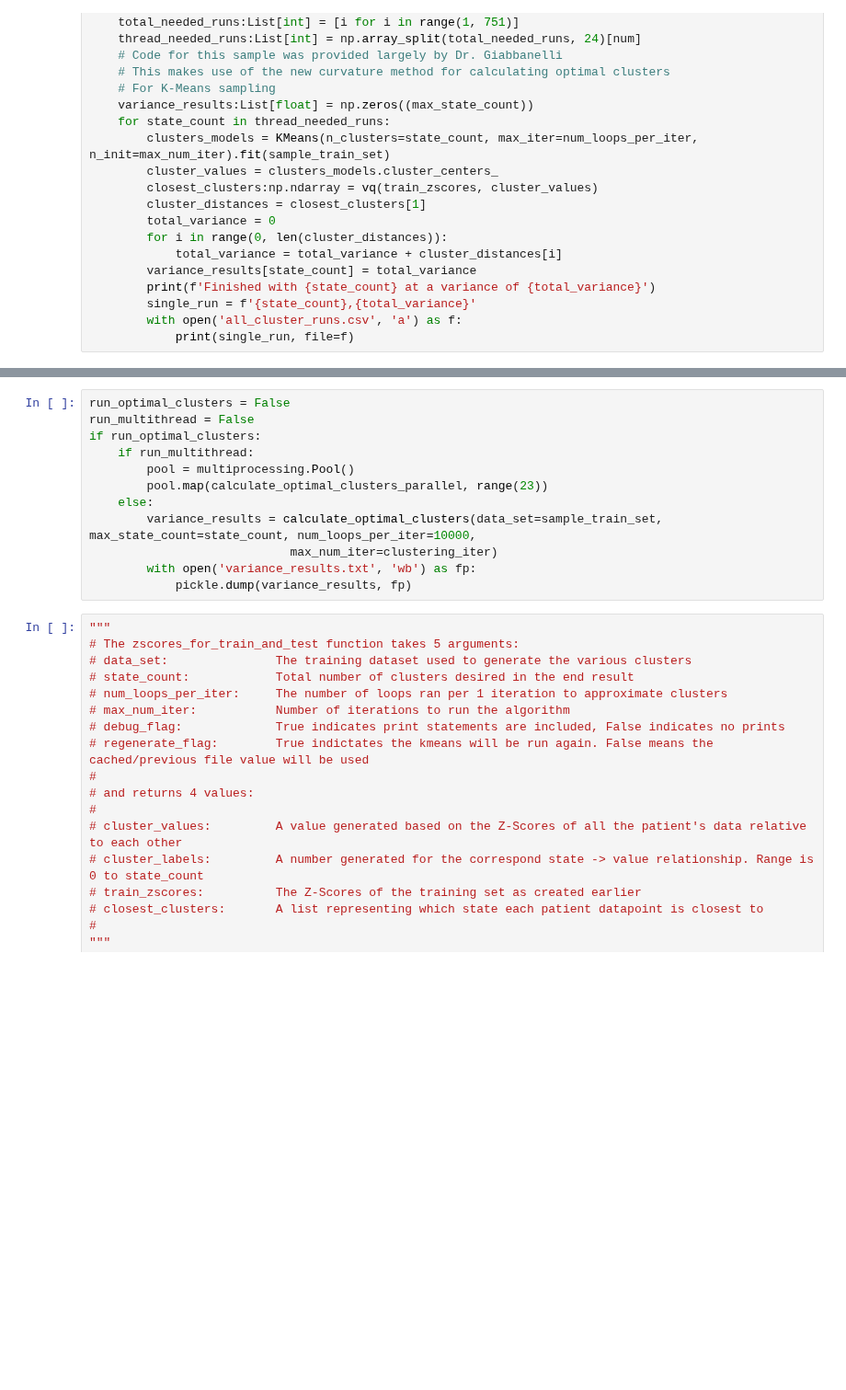
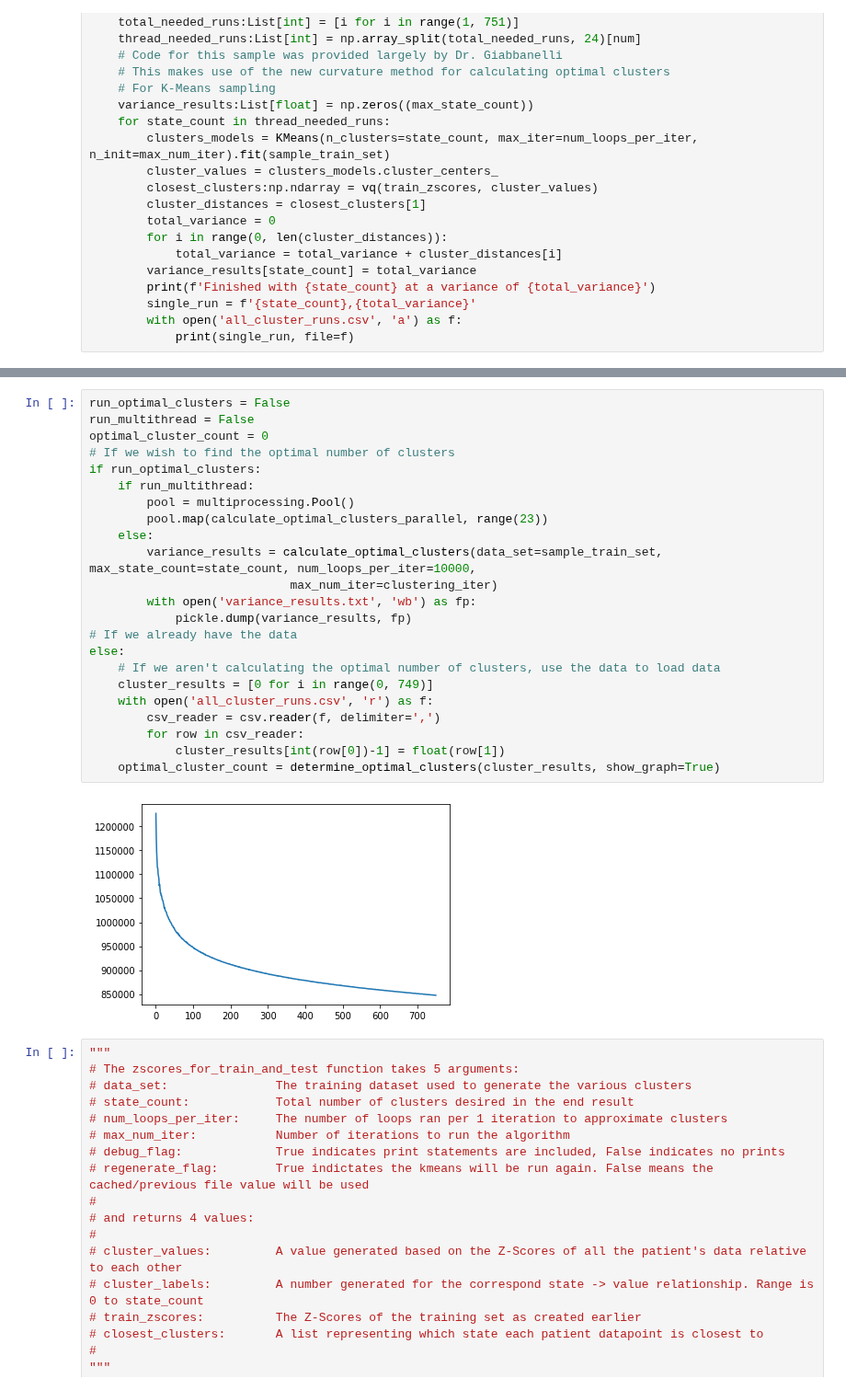
Before and after one commit to newtnewtnewt/FUTON_Research, a Jupyter notebook: Final Diagnostic Model.ipynb, the cells around one changed output, grey strips where cells are left out. Shown at 92% size. Saved outputs shown, nothing was run; the diff lists cells and outputs as text; blank space fills up the shorter version.

```diff
--- a/Final Diagnostic Model.ipynb
+++ b/Final Diagnostic Model.ipynb
@@ -390,15 +445,28 @@ def calculate_optimal_clusters_parallel(num:int):
 # %%
 run_optimal_clusters = False
 run_multithread = False
+optimal_cluster_count = 0
+# If we wish to find the optimal number of clusters
 if run_optimal_clusters:
     if run_multithread:
         pool = multiprocessing.Pool()
         pool.map(calculate_optimal_clusters_parallel, range(23))
     else:
         variance_results = calculate_optimal_clusters(data_set=sample_train_set, max_state_count=state_count, num_loops_per_iter=10000,
                             max_num_iter=clustering_iter)
         with open('variance_results.txt', 'wb') as fp:
             pickle.dump(variance_results, fp)
+# If we already have the data
+else:
+    # If we aren't calculating the optimal number of clusters, use the data to load data
+    cluster_results = [0 for i in range(0, 749)]
+    with open('all_cluster_runs.csv', 'r') as f:
+        csv_reader = csv.reader(f, delimiter=',')
+        for row in csv_reader:
+            cluster_results[int(row[0])-1] = float(row[1])
+    optimal_cluster_count = determine_optimal_clusters(cluster_results, show_graph=True)
+# %% [output]
+[figure, added]
 # %%
 """
 # The zscores_for_train_and_test function takes 5 arguments:
```
Also changed, not shown: parts of 8 cells of this notebook, 16 other files.
